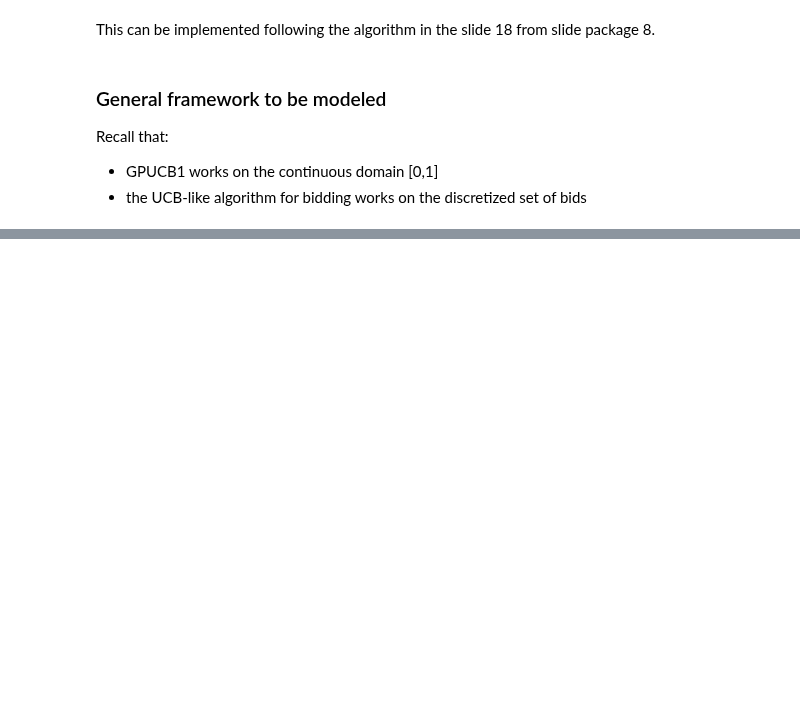
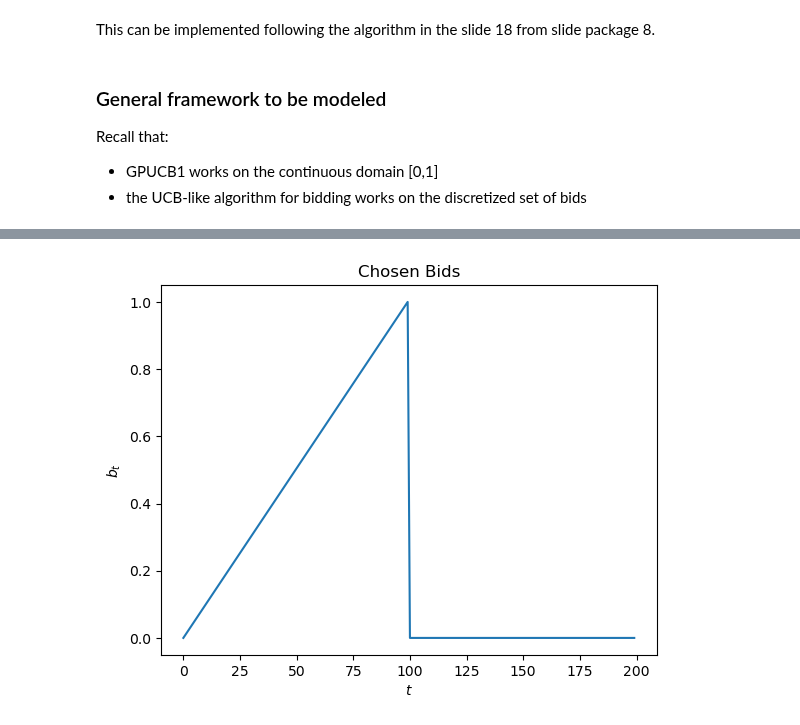
Before and after one commit to giulio8/OLA_project, a Jupyter notebook: Stochastic_env.ipynb, the cells around one changed output, grey strips where cells are left out. Saved outputs shown, nothing was run; the diff lists cells and outputs as text; code cells hidden in the pictures; blank space fills up the shorter version.

Commit message:
UCB bidding agent first implementation (not working properly)

```diff
--- a/Stochastic_env.ipynb
+++ b/Stochastic_env.ipynb
@@ -119,7 +128,7 @@ class pricing_agent():
 
     def pull_arm(self):
         self.mu_t, self.sigma_t = self.gp.predict(self.arms)
-        ucbs = self.mu_t + self.beta(t) * self.sigma_t
+        ucbs = self.mu_t + self.beta(self.t) * self.sigma_t
         self.a_t = np.argmax(ucbs)
         return self.arms[self.a_t]
 
@@ -149,16 +158,3 @@ class primal_dual_agent():
         pass
 # %% [markdown]
 This can be implemented following the algorithm in the slide 18 from slide package 8.
-# %%
-class UCB_agent():
-    def __init__(self, B, T, eta=0.1) -> None:
-        self.budget = B     # budget
-        self.T = T          # number of rounds
-        self.eta = eta      # learning rate
-
-    def action():
-        # choose price to bid
-        pass
-
-    def update():
-        pass
@@ -174,7 +226,7 @@ AUCTIONS = config.AUCTIONS
 N_USERS = config.N_USERS
 N_ADVERTISERS = config.N_ADVERTISERS    # number of companies that compete for slot auctions, including myself
 NUMBER_OF_ARMS = config.NUMBER_OF_ARMS    # needed for the UCB algorithm
-PRICES = config.NUMBER_OF_ARMS    # actual arms of the ucb algorithm
+PRICES = config.PRICES    # actual arms of the ucb algorithm
 BUGDET = config.BUGDET
 NUMBER_OF_SLOTS = config.NUMBER_OF_SLOTS
 LAMBDAS = config.LAMBDAS
@@ -182,11 +234,11 @@ LAMBDAS = config.LAMBDAS
 
 conversion_probability = lambda p: 1-p/20
 pricing_agent = pricing_agent(ITERATIONS, 100)
-bidding_agent = UCB_agent(BUGDET, ITERATIONS)
+bidding_agent = UCB_agent(BUGDET, ITERATIONS, PRICES, N_ADVERTISERS,N_USERS)
 
 
 pse = pricing_stochastic_env(conversion_probability)
-bse = bidding_stochastic_env(B=BUGDET, T=ITERATIONS, lambdas=LAMBDAS)
+bse = bidding_stochastic_env(B=BUGDET, T=ITERATIONS, lambdas=LAMBDAS, n_advertisers=N_ADVERTISERS)
 
 my_valuation = 0.8      # randomly chosen
 utilities = np.array([])
@@ -195,8 +247,8 @@ my_payments = np.array([])
 total_wins = 0
 
 
-for round in range(ITERATIONS):
-    #p_t = pricing_agent.pull_arm()    # pricing agent choose a price p for the product
+for round in tqdm(range(ITERATIONS)):
+    p_t = pricing_agent.pull_arm()    # pricing agent choose a price p for the product
 
     for auction in range(AUCTIONS):
         my_bid = bidding_agent.action()    # bidding agent decides how much to bid
@@ -214,0 +285,8 @@ for round in range(ITERATIONS):
+# %%
+plt.plot(my_bids[:200])
+plt.xlabel('$t$')
+plt.ylabel('$b_t$')
+plt.title('Chosen Bids')
+plt.show()
+# %% [output]
+[figure, added]
```
Also changed, not shown: parts of 4 cells of this notebook, 1 other file.
